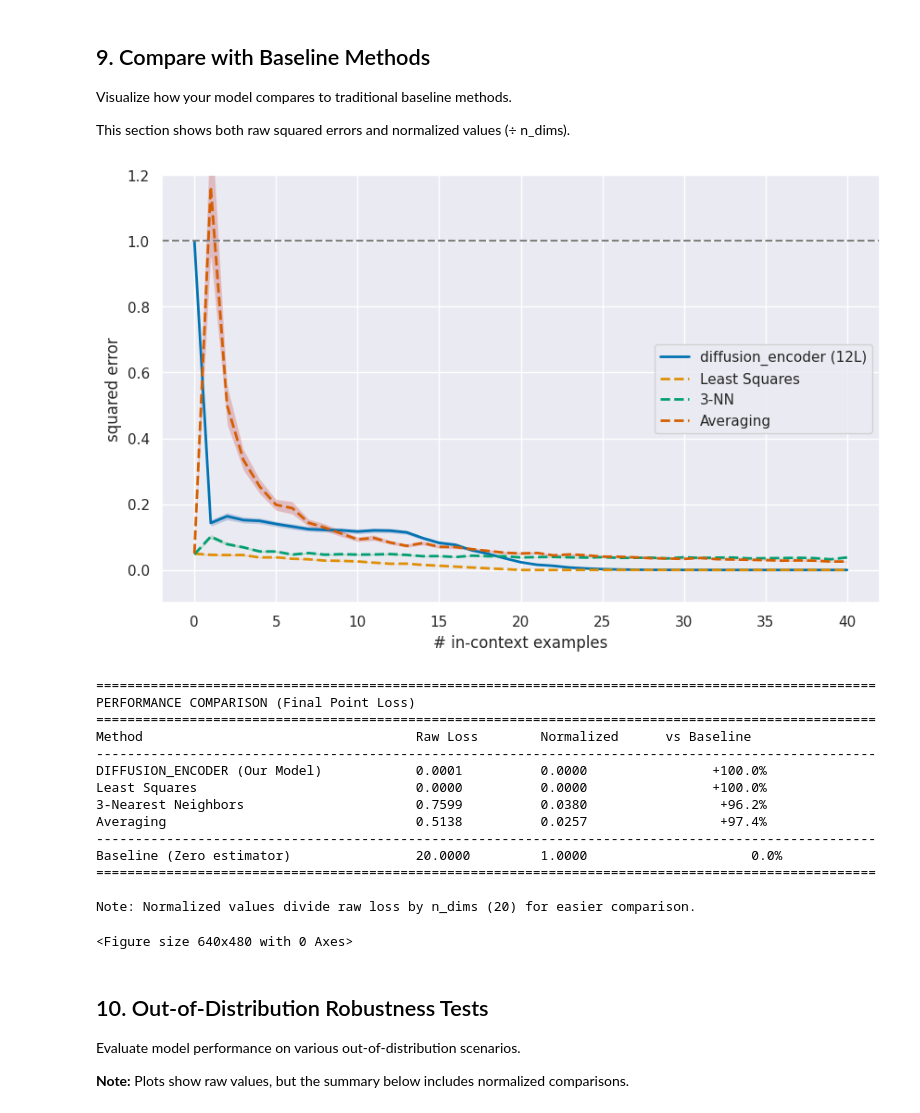
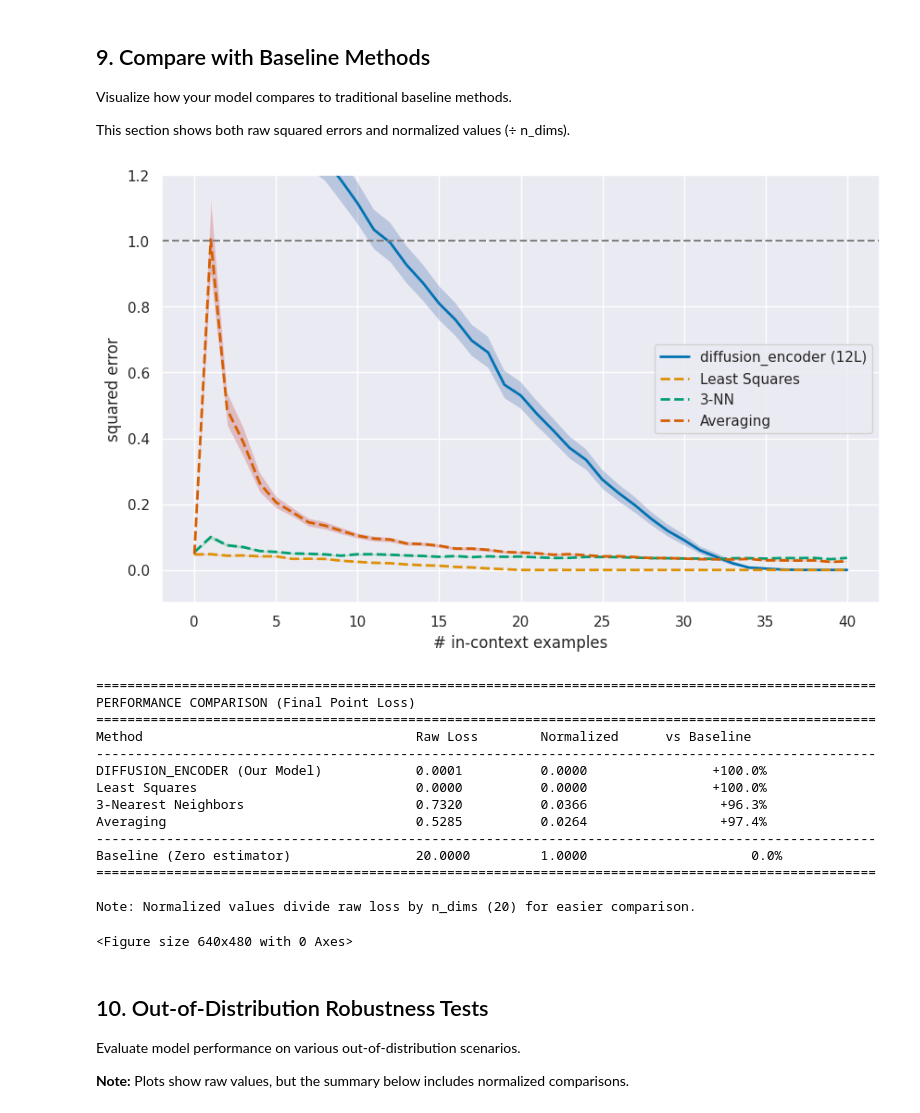
Before and after one commit to Jaredanwolfgang/ICL-dLLM, a Jupyter notebook: in-context-learning/src/eval_diffusion.ipynb, the cells around one changed output. Saved outputs shown, nothing was run; the diff lists cells and outputs as text; code cells hidden in the pictures.

```diff
--- a/in-context-learning/src/eval_diffusion.ipynb
+++ b/in-context-learning/src/eval_diffusion.ipynb
@@ -523,7 +523,7 @@ Run full evaluation suite including baseline comparisons. This may take a few mi
 **Reminder:** Results will be shown in both raw and normalized formats for easier comparison with literature.
 # %%
 # Load metrics directly from cached metrics.json
-metrics_path = os.path.join(run_path, 'metrics.json')
+metrics_path = os.path.join(encoder_run_path, 'metrics.json')
 print(f"Loading metrics from: {metrics_path}")
 
 with open(metrics_path, 'r') as f:
@@ -556,9 +556,9 @@ else:
     fig, ax = plt.subplots(figsize=(10, 6))
 
     # Define model name
-    model_name = model.name
+    model_name = encoder_model.name
     # Normalization
-    n_dims = model.n_dims
+    n_dims = encoder_model.n_dims
     normalization = n_dims
 
     # Plot model performance with colorblind-friendly palette
@@ -568,12 +568,20 @@ else:
     if model_name in standard_metrics:
         # print(model_name)
         # means = standard_metrics[model_name]["mean"]
-        means = [m / normalization for m in standard_metrics[model_name]["mean"]]
-        ax.plot(means, lw=2, label=f"{conf.model.family} ({conf.model.n_layer}L)",
-                color=colors[0])
-        low = [m / normalization for m in standard_metrics[model_name]["bootstrap_low"]]
-        high = [m / normalization for m in standard_metrics[model_name]["bootstrap_high"]]
-        ax.fill_between(range(len(low)), low, high, alpha=0.3)
+        if model_name.startswith("diffusion"):
+            means = standard_metrics[model_name]["mean"]
+            ax.plot(means, lw=2, label=f"{encoder_conf.model.family} ({encoder_conf.model.n_layer}L)",
+                    color=colors[0])
+            low = standard_metrics[model_name]["bootstrap_low"]
+            high = standard_metrics[model_name]["bootstrap_high"]
+            ax.fill_between(range(len(low)), low, high, alpha=0.3)
+        else:
+            means = [m / normalization for m in standard_metrics[model_name]["mean"]]
+            ax.plot(means, lw=2, label=f"{encoder_conf.model.family} ({encoder_conf.model.n_layer}L)",
+                    color=colors[0])
+            low = [m / normalization for m in standard_metrics[model_name]["bootstrap_low"]]
+            high = [m / normalization for m in standard_metrics[model_name]["bootstrap_high"]]
+            ax.fill_between(range(len(low)), low, high, alpha=0.3)
 
     # Plot baseline models
     baseline_keys = ['OLS_driver=None', 'NN_n=3_uniform', 'averaging']
@@ -589,7 +597,7 @@ else:
             means = [m / normalization for m in standard_metrics[baseline_key]["mean"]]
             label = baseline_labels_map.get(baseline_key, baseline_key)
             ax.plot(means, lw=2, label=label, linestyle='--', color=colors[idx])
-            #
+
             low = [m / normalization for m in standard_metrics[baseline_key]["bootstrap_low"]]
             high = [m / normalization for m in standard_metrics[baseline_key]["bootstrap_high"]]
             ax.fill_between(range(len(low)), low, high, alpha=0.3)
@@ -605,36 +613,36 @@ else:
 
     plt.show()
     plt.savefig(os.path.join("eval_figure","comparison.png"))
 
     # Print comparison table with normalized values
 
     print(f"\n{'='*100}")
     print("PERFORMANCE COMPARISON (Final Point Loss)")
     print(f"{'='*100}")
     print(f"{'Method':<40} {'Raw Loss':<15} {'Normalized':<15} {'vs Baseline':<15}")
     print(f"{'-'*100}")
 
-    baseline_loss = model.n_dims  # Zero estimator
+    baseline_loss = encoder_model.n_dims  # Zero estimator
 
     for method_name, metrics in standard_metrics.items():
         final_loss = metrics["mean"][-1]
         normalized_loss = final_loss / normalization
         improvement = (1 - final_loss / baseline_loss) * 100
 
         # Clean up method name
         if method_name == model_name:
-            display_name = f"{conf.model.family.upper()} (Our Model)"
+            display_name = f"{encoder_conf.model.family.upper()} (Our Model)"
         else:
             display_name = baseline_names(method_name)
 
         print(f"{display_name:<40} {final_loss:<15.4f} {normalized_loss:<15.4f} {improvement:>+12.1f}%")
 
     print(f"{'-'*100}")
     print(f"{'Baseline (Zero estimator)':<40} {baseline_loss:<15.4f} {baseline_loss/normalization:<15.4f} {'0.0%':>15}")
     print(f"{'='*100}")
     print(f"\nNote: Normalized values divide raw loss by n_dims ({normalization}) for easier comparison.")
 # %% [output]
-[figure, old version]
+[figure, new version]
 ====================================================================================================
 PERFORMANCE COMPARISON (Final Point Loss)
 ====================================================================================================
@@ -642,8 +650,8 @@ Method                                   Raw Loss        Normalized      vs Base
 ----------------------------------------------------------------------------------------------------
 DIFFUSION_ENCODER (Our Model)            0.0001          0.0000                +100.0%
 Least Squares                            0.0000          0.0000                +100.0%
-3-Nearest Neighbors                      0.7599          0.0380                 +96.2%
-Averaging                                0.5138          0.0257                 +97.4%
+3-Nearest Neighbors                      0.7320          0.0366                 +96.3%
+Averaging                                0.5285          0.0264                 +97.4%
 ----------------------------------------------------------------------------------------------------
 Baseline (Zero estimator)                20.0000         1.0000                     0.0%
 ====================================================================================================
```
Also changed, not shown: parts of 6 cells of this notebook, 35 other files.
